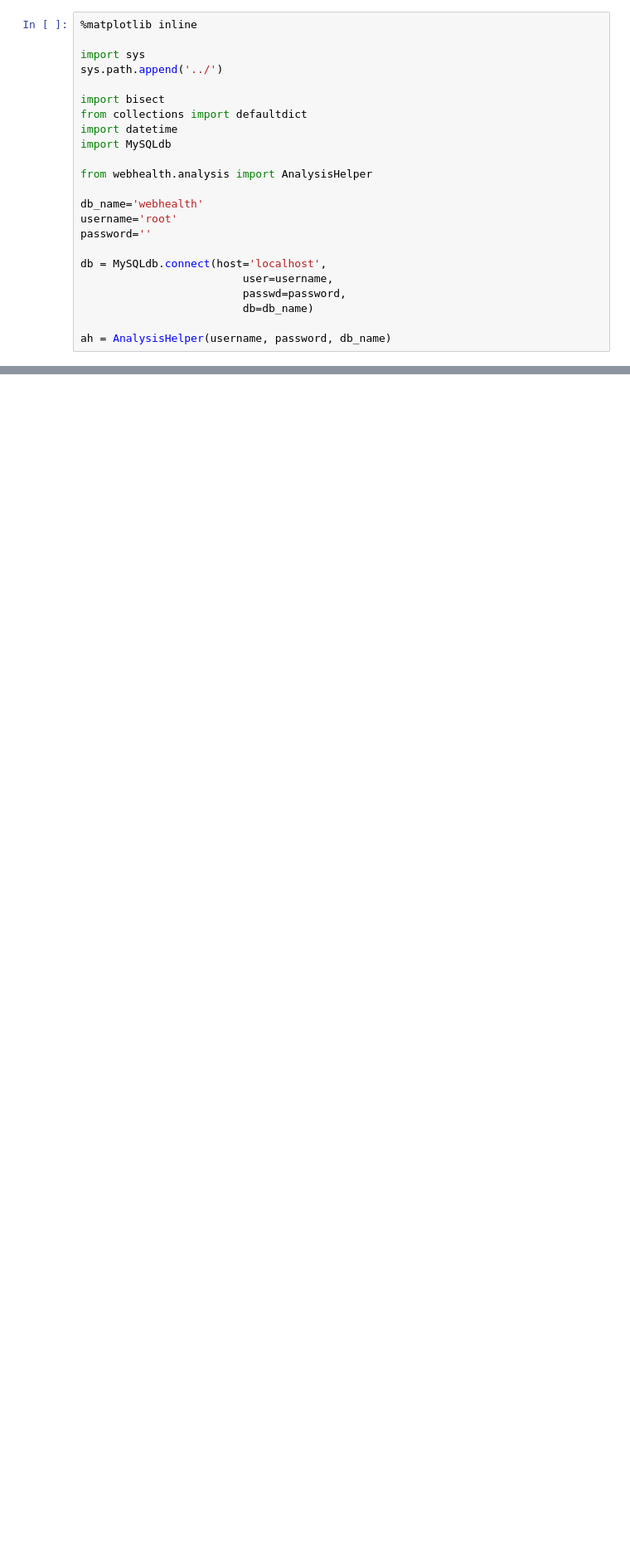
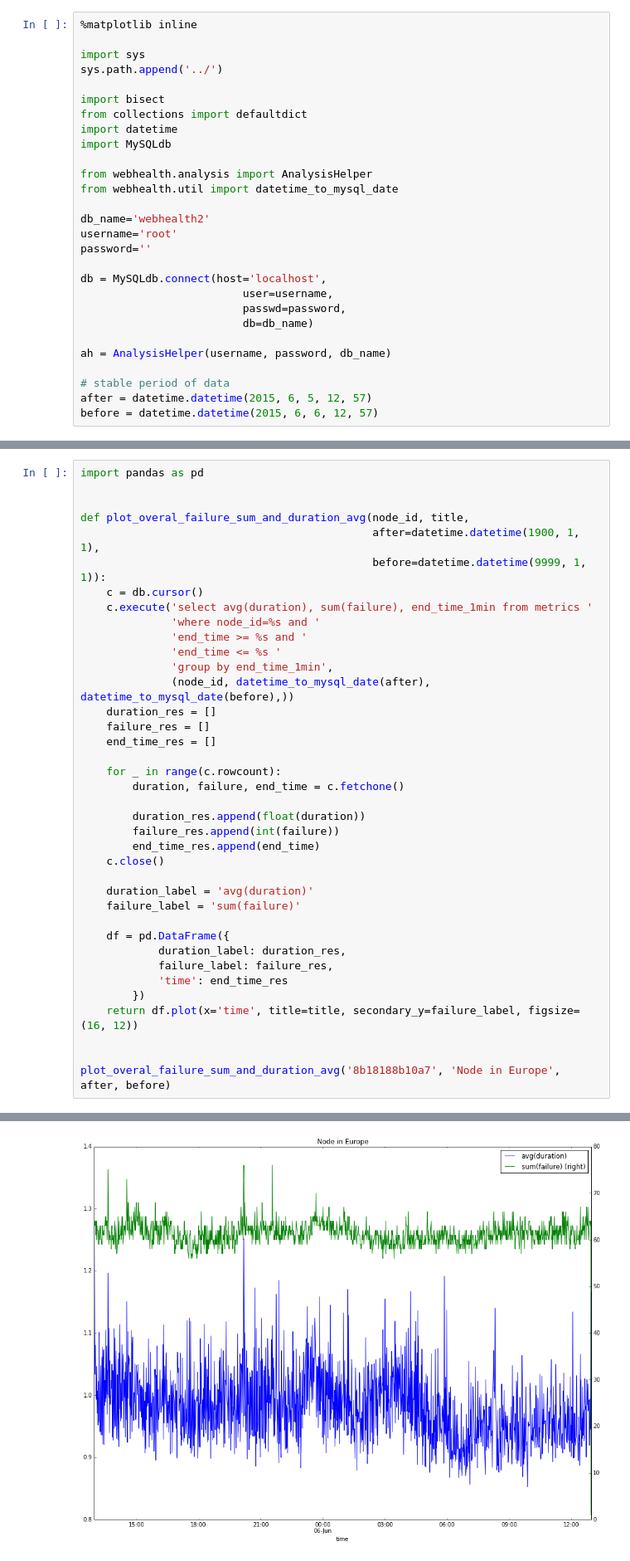
Before and after one commit to henadzit/webhealth, a Jupyter notebook: notebooks/finding_failed_websites.ipynb, the cells around one changed output, grey strips where cells are left out. Shown at 83% size. Drawn from its saved outputs; the diff is of its cells as text; blank space fills up the shorter version.

```diff
--- a/notebooks/finding_failed_websites.ipynb
+++ b/notebooks/finding_failed_websites.ipynb
@@ -10,8 +10,9 @@ import datetime
 import MySQLdb
 
 from webhealth.analysis import AnalysisHelper
+from webhealth.util import datetime_to_mysql_date
 
-db_name='webhealth'
+db_name='webhealth2'
 username='root'
 password=''
 
@@ -21,6 +22,10 @@ db = MySQLdb.connect(host='localhost',
                          db=db_name)
 
 ah = AnalysisHelper(username, password, db_name)
+
+# stable period of data
+after = datetime.datetime(2015, 6, 5, 12, 57)
+before = datetime.datetime(2015, 6, 6, 12, 57)
 # %%
 node_ids = ah.get_node_ids()
 print "Node ids: {}".format(node_ids)
@@ -141,0 +70,39 @@ ah.plot_duration_and_success('smashbox.com')
+# %%
+import pandas as pd
+
+
+def plot_overal_failure_sum_and_duration_avg(node_id, title,
+                                             after=datetime.datetime(1900, 1, 1),
+                                             before=datetime.datetime(9999, 1, 1)):
+    c = db.cursor()
+    c.execute('select avg(duration), sum(failure), end_time_1min from metrics '
+              'where node_id=%s and '
+              'end_time >= %s and '
+              'end_time <= %s '
+              'group by end_time_1min',
+              (node_id, datetime_to_mysql_date(after), datetime_to_mysql_date(before),))
+    duration_res = []
+    failure_res = []
+    end_time_res = []
+
+    for _ in range(c.rowcount):
+        duration, failure, end_time = c.fetchone()
+
+        duration_res.append(float(duration))
+        failure_res.append(int(failure))
+        end_time_res.append(end_time)
+    c.close()
+
+    duration_label = 'avg(duration)'
+    failure_label = 'sum(failure)'
+
+    df = pd.DataFrame({
+            duration_label: duration_res,
+            failure_label: failure_res,
+            'time': end_time_res
+        })
+    return df.plot(x='time', title=title, secondary_y=failure_label, figsize=(16, 12))
+
+
+plot_overal_failure_sum_and_duration_avg('8b18188b10a7', 'Node in Europe', after, before)
+# %% [output]
@@ -141,0 +110 @@ ah.plot_duration_and_success('smashbox.com')
+[figure, added]
```
Also changed, not shown: parts of 14 cells of this notebook, 3 other files.
